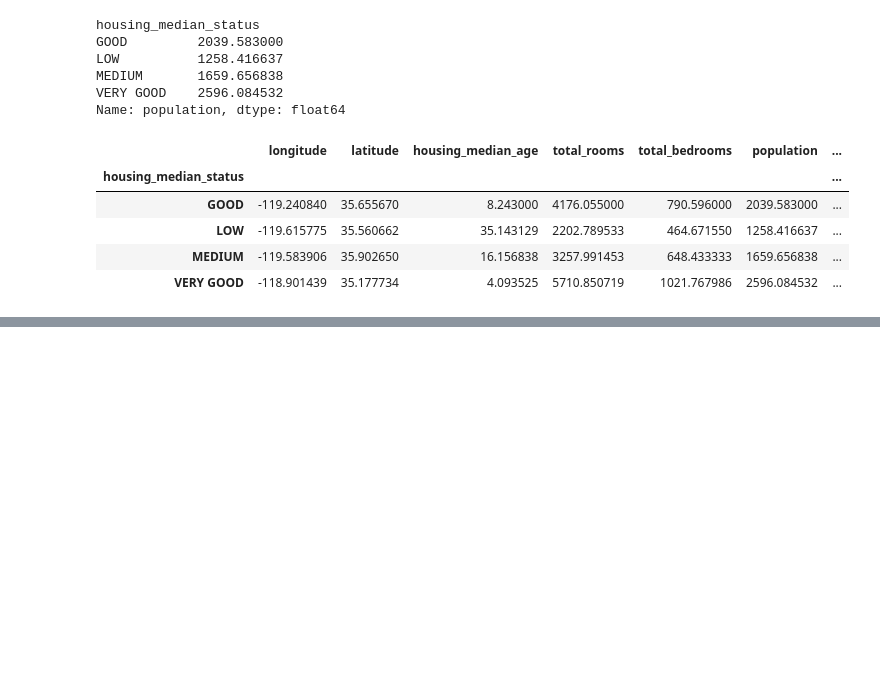
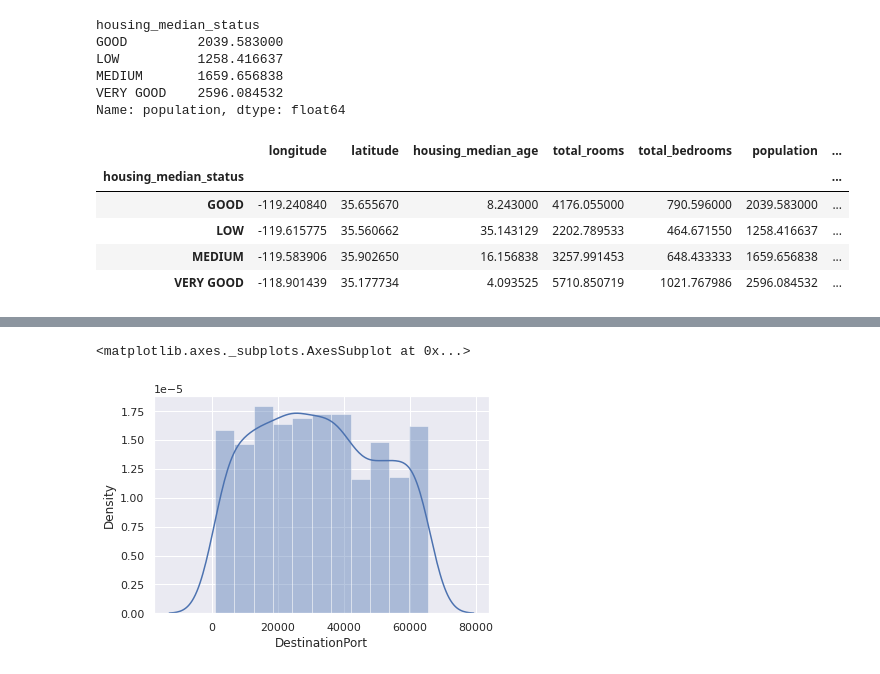
Before and after one commit to chaubeyarvind/DataAnalytics-NumPY, a Jupyter notebook: ArvindChaubey_DataAnalytics_Sep27_2022.ipynb, the cells around one changed output, grey strips where cells are left out. Drawn from its saved outputs; the diff is of its cells as text; code cells hidden in the pictures; blank space fills up the shorter version.

```diff
--- a/ArvindChaubey_DataAnalytics_Sep27_2022.ipynb
+++ b/ArvindChaubey_DataAnalytics_Sep27_2022.ipynb
@@ -606,0 +759,5 @@ df1.groupby('ocean_proximity').agg(list)
+# %%
+sns.distplot(df2[df2['Label'] == 'UDP'] ['DestinationPort'])
+# %% [output]
+<matplotlib.axes._subplots.AxesSubplot at 0x...>
+[figure, added]
```
Also changed, not shown: parts of 24 cells of this notebook.
